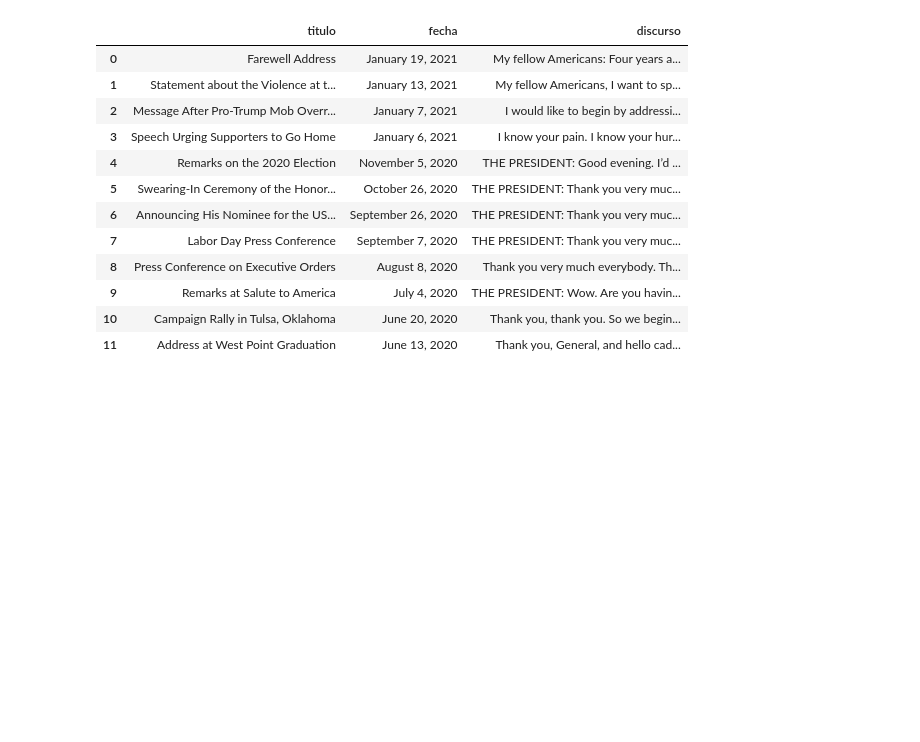
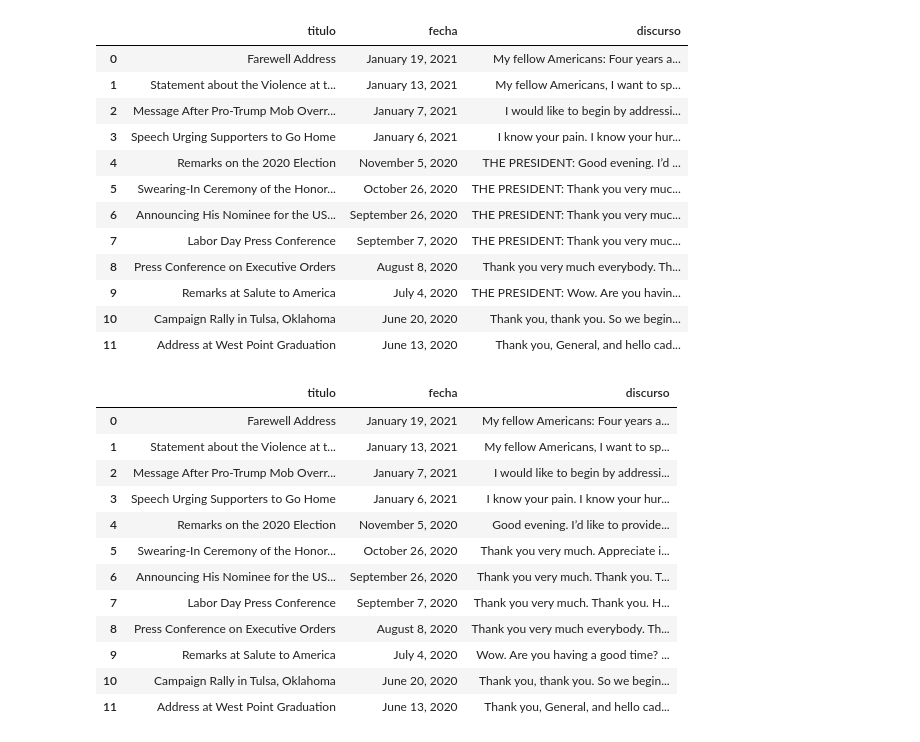
Before and after one commit to AgustinCdeCelis/Speaches-Trump, a Jupyter notebook: workingfile.ipynb, the cells around one changed output. Saved outputs shown, nothing was run; the diff lists cells and outputs as text; code cells hidden in the pictures; blank space fills up the shorter version.

```diff
--- a/workingfile.ipynb
+++ b/workingfile.ipynb
@@ -140,3 +142,19 @@ df
+# %%
+df
+# %% [output]
+|  | titulo | fecha | discurso |
+| 0 | Farewell Address | January 19, 2021 | My fellow Americans: Four years a... |
+| 1 | Statement about the Violence at t... | January 13, 2021 | My fellow Americans, I want to sp... |
+| 2 | Message After Pro-Trump Mob Overr... | January 7, 2021 | I would like to begin by addressi... |
+| 3 | Speech Urging Supporters to Go Home | January 6, 2021 | I know your pain. I know your hur... |
+| 4 | Remarks on the 2020 Election | November 5, 2020 | Good evening. I’d like to provide... |
+| 5 | Swearing-In Ceremony of the Honor... | October 26, 2020 | Thank you very much. Appreciate i... |
+| 6 | Announcing His Nominee for the US... | September 26, 2020 | Thank you very much. Thank you. T... |
+| 7 | Labor Day Press Conference | September 7, 2020 | Thank you very much. Thank you. H... |
+| 8 | Press Conference on Executive Orders | August 8, 2020 | Thank you very much everybody. Th... |
+| 9 | Remarks at Salute to America | July 4, 2020 | Wow. Are you having a good time? ... |
+| 10 | Campaign Rally in Tulsa, Oklahoma | June 20, 2020 | Thank you, thank you. So we begin... |
+| 11 | Address at West Point Graduation | June 13, 2020 | Thank you, General, and hello cad... |
 # %%
 df['discurso'] = df['discurso'].astype(str).str.lower()
 # %%
```
Also changed, not shown: parts of 7 cells of this notebook, 7 other files.
